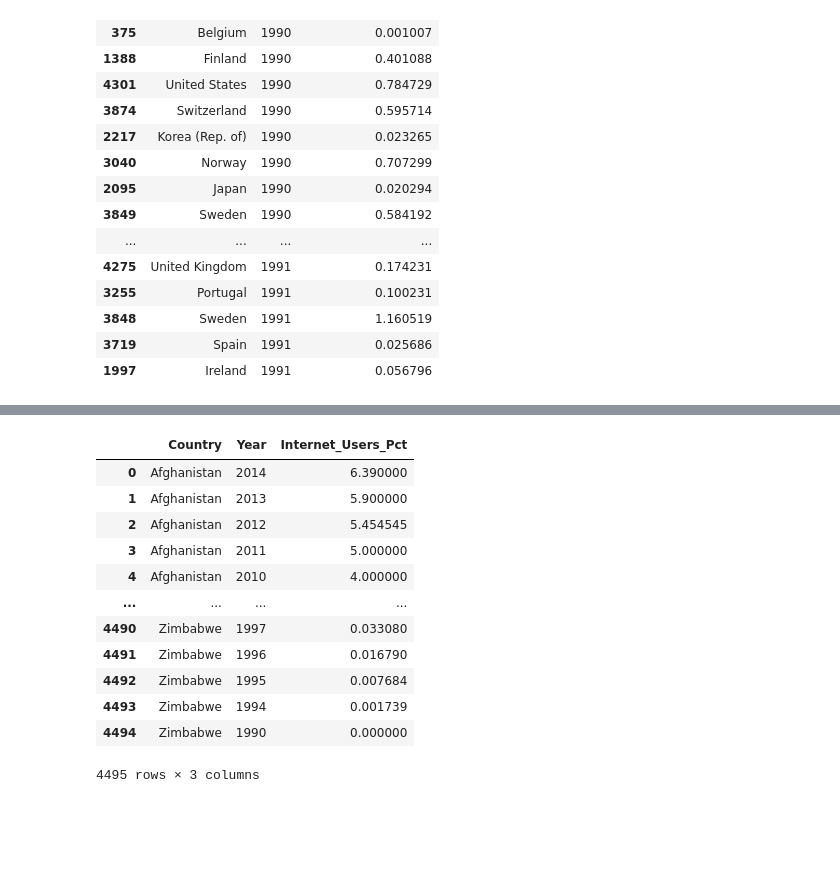
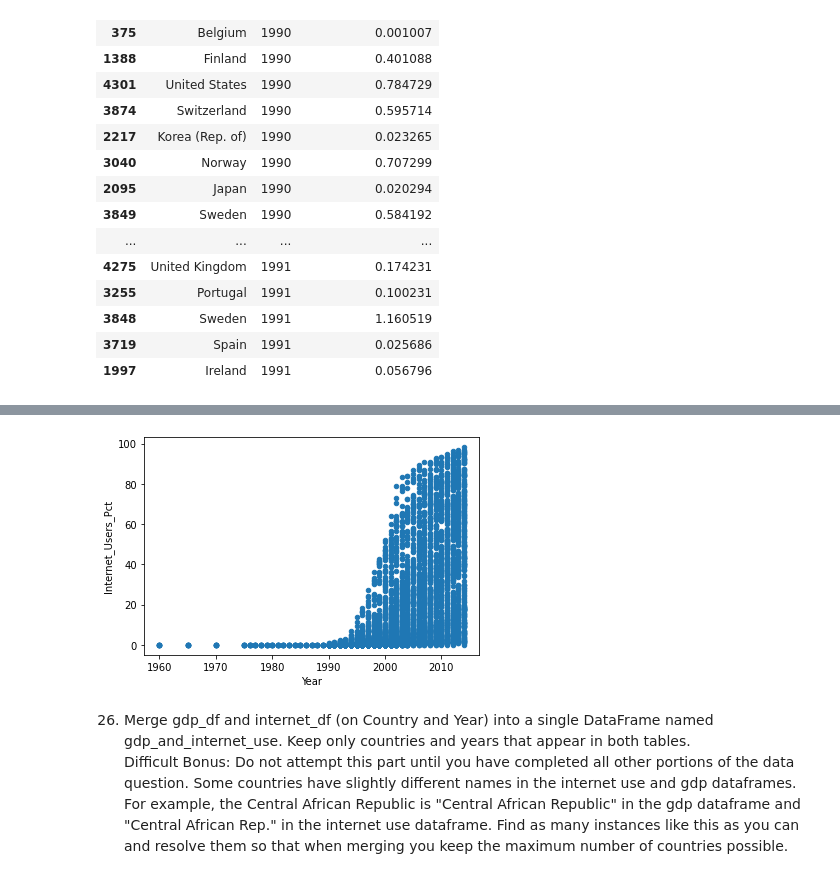
Before and after one commit to nss-data-science-cohort-4/dq1-undata-ocnrandolph, a Jupyter notebook: notebooks/UN_Data_Exploration.ipynb, the cells around one changed output, grey strips where cells are left out. Saved outputs shown, nothing was run; the diff lists cells and outputs as text; code cells hidden in the pictures; blank space fills up the shorter version.

```diff
--- a/notebooks/UN_Data_Exploration.ipynb
+++ b/notebooks/UN_Data_Exploration.ipynb
@@ -669,16 +647,8 @@ internet_df[internet_df[''] == 'Zimbabwe']
-# %%
-internet_df
-# %% [output]
-|  | Country | Year | Internet_Users_Pct |
-| 0 | Afghanistan | 2014 | 6.390000 |
-| 1 | Afghanistan | 2013 | 5.900000 |
-| 2 | Afghanistan | 2012 | 5.454545 |
-| 3 | Afghanistan | 2011 | 5.000000 |
-| 4 | Afghanistan | 2010 | 4.000000 |
-| ... | ... | ... | ... |
-| 4490 | Zimbabwe | 1997 | 0.033080 |
-| 4491 | Zimbabwe | 1996 | 0.016790 |
-| 4492 | Zimbabwe | 1995 | 0.007684 |
-| 4493 | Zimbabwe | 1994 | 0.001739 |
-| 4494 | Zimbabwe | 1990 | 0.000000 |
-4495 rows × 3 columns
+# %%
+internet_df.plot(kind = 'scatter', x = 'Year', y = 'Internet_Users_Pct');
+# gdp_df[gdp_df['Country'].isin(['Equatorial Guinea', 'China'])].plot.line(x = 'Year', y = 'GDP_Per_Capita')
+# %% [output]
+[figure, added]
+# %% [markdown]
+26. Merge gdp_df and internet_df (on Country and Year) into a single DataFrame named gdp_and_internet_use. Keep only countries and years that appear in both tables.
+Difficult Bonus: Do not attempt this part until you have completed all other portions of the data question. Some countries have slightly different names in the internet use and gdp dataframes. For example, the Central African Republic is "Central African Republic" in the gdp dataframe and "Central African Rep." in the internet use dataframe. Find as many instances like this as you can and resolve them so that when merging you keep the maximum number of countries possible.
```
Also changed, not shown: parts of 23 cells of this notebook.
